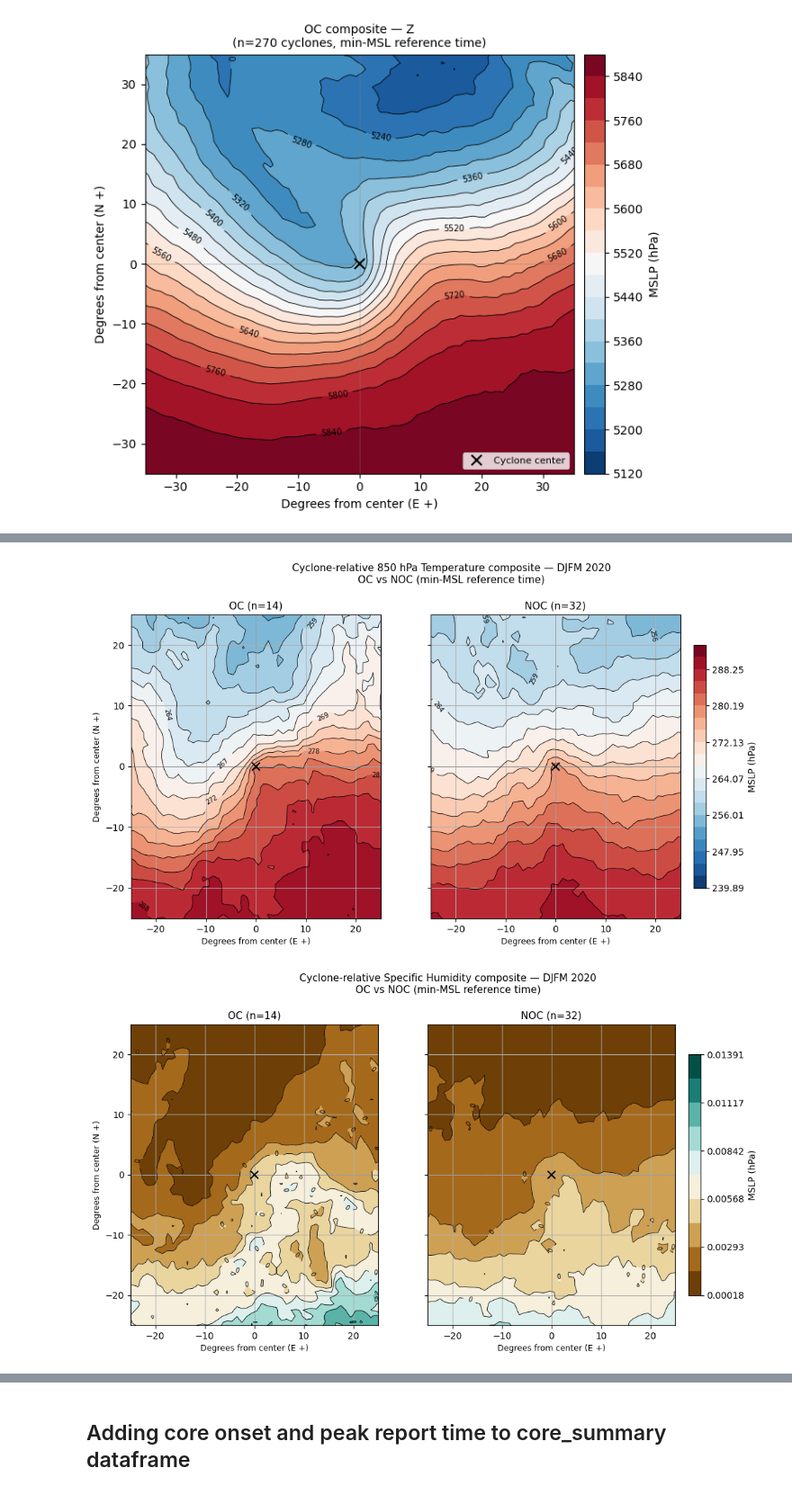
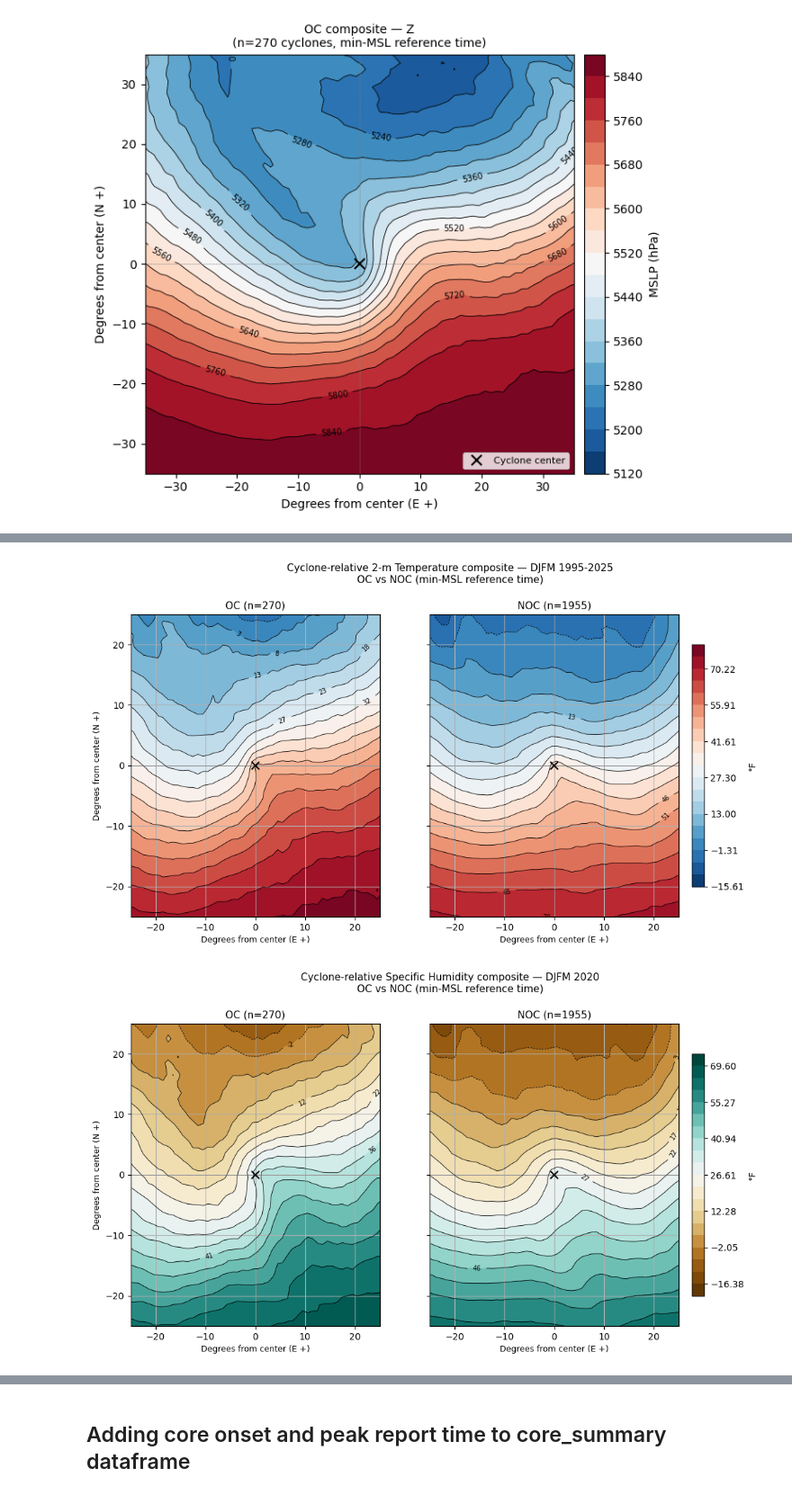
Before and after one commit to augustlepique/circs-research, a Jupyter notebook: TE_compositing.ipynb, the cells around one changed output, grey strips where cells are left out. Shown at 90% size. Saved outputs shown, nothing was run; the diff lists cells and outputs as text; code cells hidden in the pictures.

```diff
--- a/TE_compositing.ipynb
+++ b/TE_compositing.ipynb
@@ -413,9 +412,10 @@ plt.show()
+# %%
+ds_oc = (ds_oc - 273.15) * 9/5 + 32
+ds_noc = (ds_noc - 273.15) * 9/5 + 32
 # %%
-ds_oc  = xr.open_dataset("test_oc_t.nc")
-ds_noc = xr.open_dataset("test_noc_t.nc")
 
-t_oc  = ds_oc["t(0)"]
-t_noc = ds_noc["t(0)"]
+t_oc  = ds_oc["t2m"]
+t_noc = ds_noc["t2m"]
 
 # Shared contour levels across both panels for direct comparability
 vmin = min(np.nanmin(t_oc.values), np.nanmin(t_noc.values))
@@ -427,7 +427,7 @@ fig, axes = plt.subplots(1, 2, figsize=(13, 6), sharey=True)
 for ax, msl, title in zip(
     axes,
     [t_oc, t_noc],
-    [f"OC (n=14)", f"NOC (n=32)"],
+    [f"OC (n=270)", f"NOC (n=1955)"],
 ):
     cf = ax.contourf(
         ds_oc["x"], ds_oc["y"], msl,
@@ -451,65 +451,68 @@ axes[0].set_ylabel("Degrees from center (N +)", fontsize=9)
 
 # Single shared colorbar on the right
 cbar = fig.colorbar(cf, ax=axes, pad=0.02, shrink=0.8)
-cbar.set_label("MSLP (hPa)", fontsize=10)
+cbar.set_label("°F", fontsize=10)
 
-fig.suptitle("Cyclone-relative 850 hPa Temperature composite — DJFM 2020\nOC vs NOC (min-MSL reference time)",
+fig.suptitle("Cyclone-relative 2-m Temperature composite — DJFM 1995-2025\nOC vs NOC (min-MSL reference time)",
              fontsize=11, y=1.01)
 
 #plt.tight_layout()
 #plt.savefig("oc_noc_msl_composite.png", dpi=180, bbox_inches="tight")
 plt.show()
 # %% [output]
-[figure, old version]
+[figure, new version]
+# %%
+ds_oc  = xr.open_dataset("/data1/lepique/composites_full/oc_d2m.nc")
+ds_noc = xr.open_dataset("/data1/lepique/composites_full/noc_d2m.nc")
+# %%
+ds_oc = (ds_oc - 273.15) * 9/5 + 32
+ds_noc = (ds_noc - 273.15) * 9/5 + 32
 # %%
-ds_oc  = xr.open_dataset("test_oc_q.nc")
-ds_noc = xr.open_dataset("test_noc_q.nc")
-
-q_oc  = ds_oc["q(0)"]
-q_noc = ds_noc["q(0)"]
+q_oc  = ds_oc["d2m"]
+q_noc = ds_noc["d2m"]
 
 # Shared contour levels across both panels for direct comparability
 vmin = min(np.nanmin(q_oc.values), np.nanmin(q_noc.values))
 vmax = max(np.nanmax(q_oc.values), np.nanmax(q_noc.values))
-levels = np.linspace(vmin, vmax, 11)
+levels = np.linspace(vmin, vmax, 21)
 
 fig, axes = plt.subplots(1, 2, figsize=(13, 6), sharey=True)
 
 for ax, msl, title in zip(
     axes,
     [q_oc, q_noc],
-    [f"OC (n=14)", f"NOC (n=32)"],
+    [f"OC (n=270)", f"NOC (n=1955)"],
 ):
     cf = ax.contourf(
         ds_oc["x"], ds_oc["y"], msl,
         levels=levels, cmap="BrBG",
     )
     cs = ax.contour(
         ds_oc["x"], ds_oc["y"], msl,
         levels=levels, colors="k", linewidths=0.6,
     )
     ax.clabel(cs, inline=True, fontsize=7, fmt="%.0f")
     ax.axhline(0, color="gray", linewidth=0.4, linestyle="--")
     ax.axvline(0, color="gray", linewidth=0.4, linestyle="--")
     ax.plot(0, 0, "kx", markersize=8, markeredgewidth=1.5)
     ax.set_xlim(-25, 25)
     ax.set_ylim(-25, 25)
     ax.grid(True)
     ax.set_title(title, fontsize=11)
     ax.set_xlabel("Degrees from center (E +)", fontsize=9)
 
 
 axes[0].set_ylabel("Degrees from center (N +)", fontsize=9)
 
 # Single shared colorbar on the right
 cbar = fig.colorbar(cf, ax=axes, pad=0.02, shrink=0.8)
-cbar.set_label("MSLP (hPa)", fontsize=10)
+cbar.set_label("°F", fontsize=10)
 
 fig.suptitle("Cyclone-relative Specific Humidity composite — DJFM 2020\nOC vs NOC (min-MSL reference time)",
              fontsize=11, y=1.01)
 
 #plt.tight_layout()
 #plt.savefig("oc_noc_msl_composite.png", dpi=180, bbox_inches="tight")
 plt.show()
 # %% [output]
-[figure, old version]
+[figure, new version]
```
Also changed, not shown: parts of 25 cells of this notebook, 3 other files.
